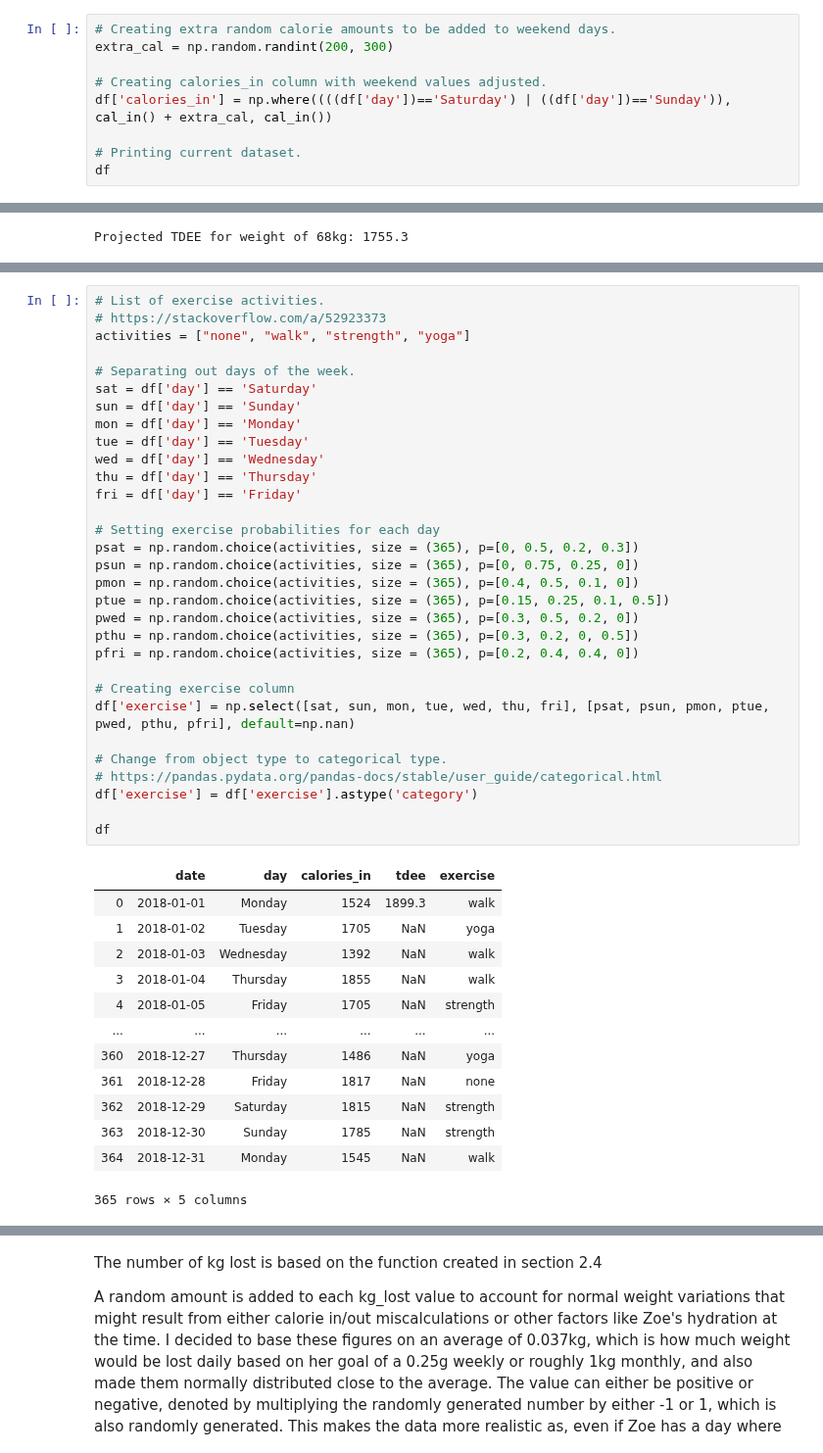
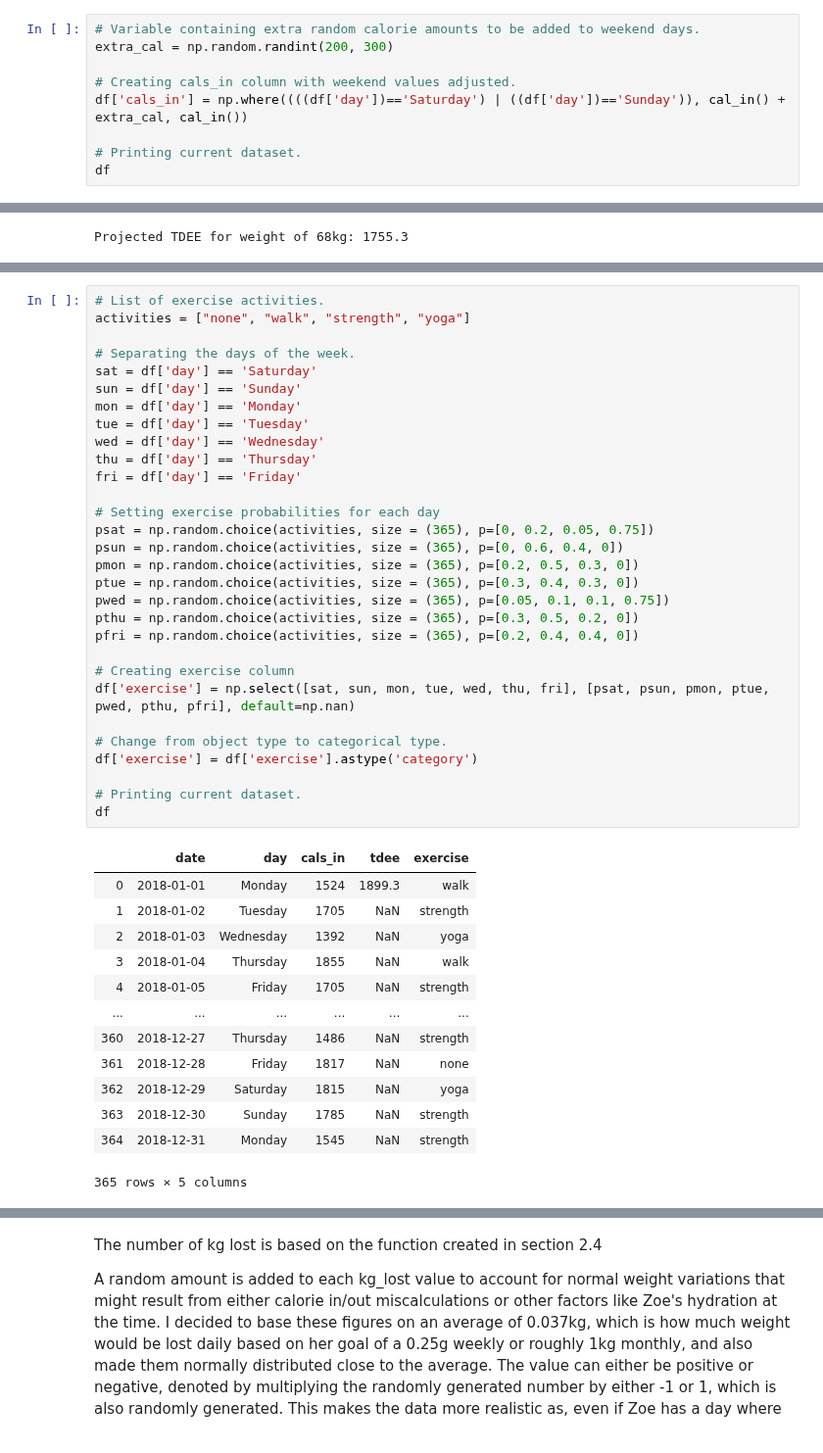
Before and after one commit to jennifer-ryan/data-set-simulation, a Jupyter notebook: Dataset Simulation.ipynb, the cells around one changed output, grey strips where cells are left out. Shown at 98% size. Drawn from its saved outputs; the diff is of its cells as text.

```diff
--- a/Dataset Simulation.ipynb
+++ b/Dataset Simulation.ipynb
@@ -314,9 +314,9 @@ Like many people,  Zoe tends to consume more calories over the weekend than duri
 # %%
-# Creating extra random calorie amounts to be added to weekend days.
+# Variable containing extra random calorie amounts to be added to weekend days.
 extra_cal = np.random.randint(200, 300)
 
-# Creating calories_in column with weekend values adjusted.
-df['calories_in'] = np.where((((df['day'])=='Saturday') | ((df['day'])=='Sunday')), cal_in() + extra_cal, cal_in())
+# Creating cals_in column with weekend values adjusted.
+df['cals_in'] = np.where((((df['day'])=='Saturday') | ((df['day'])=='Sunday')), cal_in() + extra_cal, cal_in())
 
 # Printing current dataset.
 df
@@ -404,45 +410,44 @@ She tries to do some form of exercise several days per week but there are some d
 # %%
 # List of exercise activities.
-# https://stackoverflow.com/a/52923373
 activities = ["none", "walk", "strength", "yoga"]
 
-# Separating out days of the week.
+# Separating the days of the week.
 sat = df['day'] == 'Saturday'
 sun = df['day'] == 'Sunday'
 mon = df['day'] == 'Monday'
 tue = df['day'] == 'Tuesday'
 wed = df['day'] == 'Wednesday'
 thu = df['day'] == 'Thursday'
 fri = df['day'] == 'Friday'
 
 # Setting exercise probabilities for each day
-psat = np.random.choice(activities, size = (365), p=[0, 0.5, 0.2, 0.3])
-psun = np.random.choice(activities, size = (365), p=[0, 0.75, 0.25, 0])
-pmon = np.random.choice(activities, size = (365), p=[0.4, 0.5, 0.1, 0])
-ptue = np.random.choice(activities, size = (365), p=[0.15, 0.25, 0.1, 0.5])
-pwed = np.random.choice(activities, size = (365), p=[0.3, 0.5, 0.2, 0])
-pthu = np.random.choice(activities, size = (365), p=[0.3, 0.2, 0, 0.5])
+psat = np.random.choice(activities, size = (365), p=[0, 0.2, 0.05, 0.75])
+psun = np.random.choice(activities, size = (365), p=[0, 0.6, 0.4, 0])
+pmon = np.random.choice(activities, size = (365), p=[0.2, 0.5, 0.3, 0])
+ptue = np.random.choice(activities, size = (365), p=[0.3, 0.4, 0.3, 0])
+pwed = np.random.choice(activities, size = (365), p=[0.05, 0.1, 0.1, 0.75])
+pthu = np.random.choice(activities, size = (365), p=[0.3, 0.5, 0.2, 0])
 pfri = np.random.choice(activities, size = (365), p=[0.2, 0.4, 0.4, 0])
 
 # Creating exercise column
 df['exercise'] = np.select([sat, sun, mon, tue, wed, thu, fri], [psat, psun, pmon, ptue, pwed, pthu, pfri], default=np.nan)
 
 # Change from object type to categorical type.
-# https://pandas.pydata.org/pandas-docs/stable/user_guide/categorical.html
 df['exercise'] = df['exercise'].astype('category')
 
+# Printing current dataset.
 df
 # %% [output]
-|  | date | day | calories_in | tdee | exercise |
+|  | date | day | cals_in | tdee | exercise |
 | 0 | 2018-01-01 | Monday | 1524 | 1899.3 | walk |
-| 1 | 2018-01-02 | Tuesday | 1705 | NaN | yoga |
-| 2 | 2018-01-03 | Wednesday | 1392 | NaN | walk |
+| 1 | 2018-01-02 | Tuesday | 1705 | NaN | strength |
+| 2 | 2018-01-03 | Wednesday | 1392 | NaN | yoga |
 | 3 | 2018-01-04 | Thursday | 1855 | NaN | walk |
 | 4 | 2018-01-05 | Friday | 1705 | NaN | strength |
 | ... | ... | ... | ... | ... | ... |
-| 360 | 2018-12-27 | Thursday | 1486 | NaN | yoga |
+| 360 | 2018-12-27 | Thursday | 1486 | NaN | strength |
 | 361 | 2018-12-28 | Friday | 1817 | NaN | none |
-| 362 | 2018-12-29 | Saturday | 1815 | NaN | strength |
+| 362 | 2018-12-29 | Saturday | 1815 | NaN | yoga |
 | 363 | 2018-12-30 | Sunday | 1785 | NaN | strength |
-| 364 | 2018-12-31 | Monday | 1545 | NaN | walk |
+| 364 | 2018-12-31 | Monday | 1545 | NaN | strength |
 365 rows × 5 columns
```
Also changed, not shown: parts of 31 cells of this notebook.
